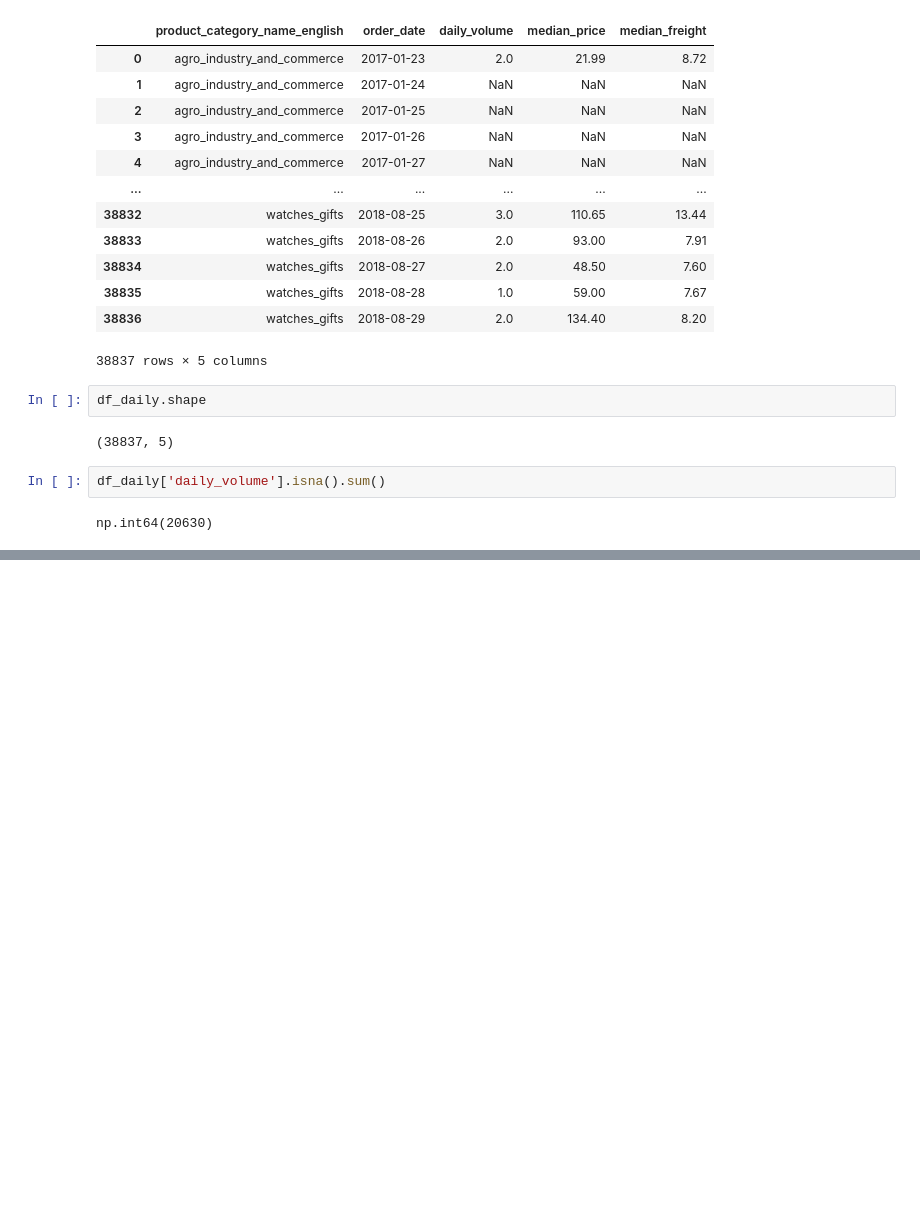
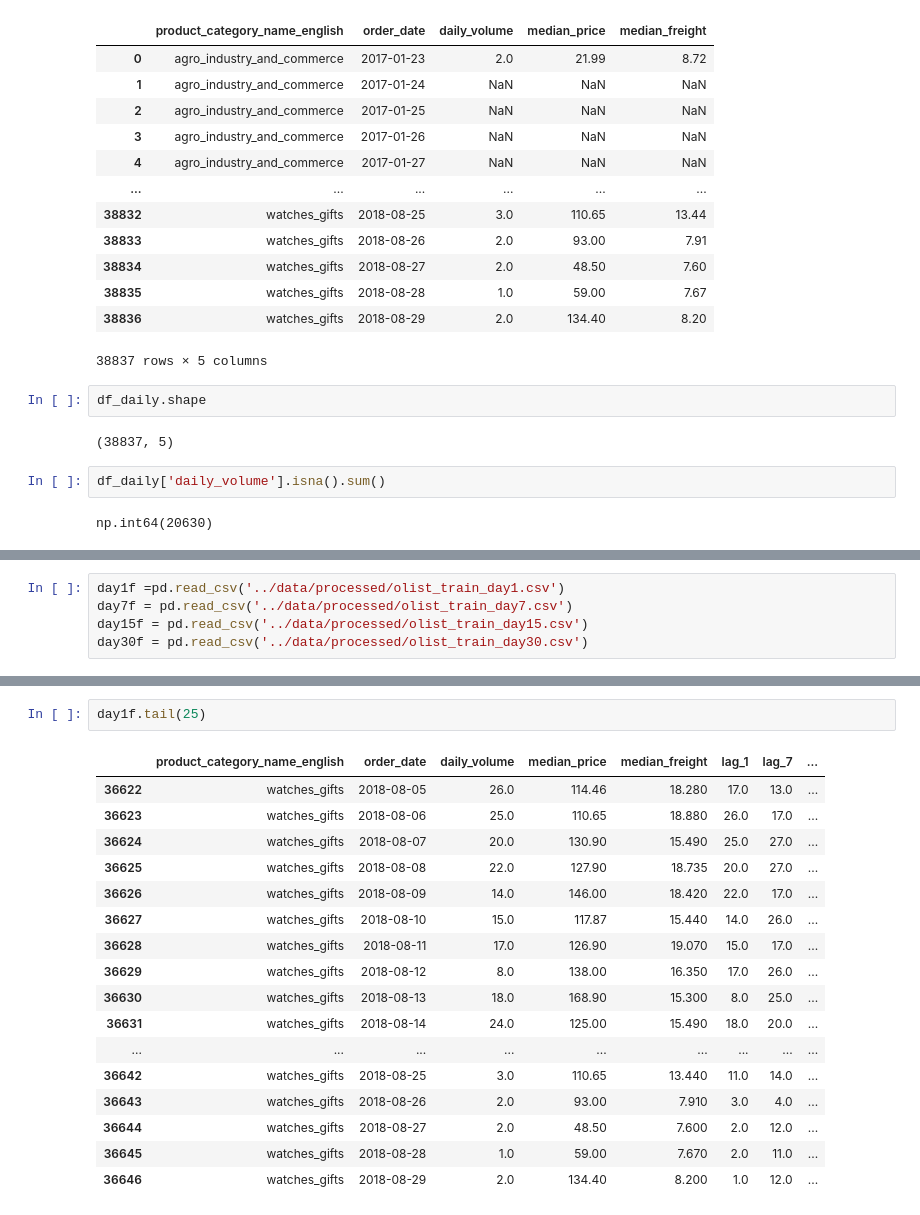
Before and after one commit to pruthvi-chavda/inventory-intelligence-suite, a Jupyter notebook: notebooks/Olist_Eda.ipynb, the cells around one changed output, grey strips where cells are left out. Drawn from its saved outputs; the diff is of its cells as text; blank space fills up the shorter version.

```diff
--- a/notebooks/Olist_Eda.ipynb
+++ b/notebooks/Olist_Eda.ipynb
@@ -274,0 +368,5 @@ df_daily['year'] = df_daily['order_date'].dt.year
+# %%
+day1f =pd.read_csv('../data/processed/olist_train_day1.csv')
+day7f = pd.read_csv('../data/processed/olist_train_day7.csv')
+day15f = pd.read_csv('../data/processed/olist_train_day15.csv')
+day30f = pd.read_csv('../data/processed/olist_train_day30.csv')
@@ -274,0 +401,20 @@ df_daily['year'] = df_daily['order_date'].dt.year
+# %%
+day1f.tail(25)
+# %% [output]
+|  | product_category_name_english | order_date | daily_volume | median_price | median_freight | lag_1 | lag_7 | ... |
+| 36622 | watches_gifts | 2018-08-05 | 26.0 | 114.46 | 18.280 | 17.0 | 13.0 | ... |
+| 36623 | watches_gifts | 2018-08-06 | 25.0 | 110.65 | 18.880 | 26.0 | 17.0 | ... |
+| 36624 | watches_gifts | 2018-08-07 | 20.0 | 130.90 | 15.490 | 25.0 | 27.0 | ... |
+| 36625 | watches_gifts | 2018-08-08 | 22.0 | 127.90 | 18.735 | 20.0 | 27.0 | ... |
+| 36626 | watches_gifts | 2018-08-09 | 14.0 | 146.00 | 18.420 | 22.0 | 17.0 | ... |
+| 36627 | watches_gifts | 2018-08-10 | 15.0 | 117.87 | 15.440 | 14.0 | 26.0 | ... |
+| 36628 | watches_gifts | 2018-08-11 | 17.0 | 126.90 | 19.070 | 15.0 | 17.0 | ... |
+| 36629 | watches_gifts | 2018-08-12 | 8.0 | 138.00 | 16.350 | 17.0 | 26.0 | ... |
+| 36630 | watches_gifts | 2018-08-13 | 18.0 | 168.90 | 15.300 | 8.0 | 25.0 | ... |
+| 36631 | watches_gifts | 2018-08-14 | 24.0 | 125.00 | 15.490 | 18.0 | 20.0 | ... |
+| ... | ... | ... | ... | ... | ... | ... | ... | ... |
+| 36642 | watches_gifts | 2018-08-25 | 3.0 | 110.65 | 13.440 | 11.0 | 14.0 | ... |
+| 36643 | watches_gifts | 2018-08-26 | 2.0 | 93.00 | 7.910 | 3.0 | 4.0 | ... |
+| 36644 | watches_gifts | 2018-08-27 | 2.0 | 48.50 | 7.600 | 2.0 | 12.0 | ... |
+| 36645 | watches_gifts | 2018-08-28 | 1.0 | 59.00 | 7.670 | 2.0 | 11.0 | ... |
+| 36646 | watches_gifts | 2018-08-29 | 2.0 | 134.40 | 8.200 | 1.0 | 12.0 | ... |
```
Also changed, not shown: parts of 27 cells of this notebook, 1 other file.
